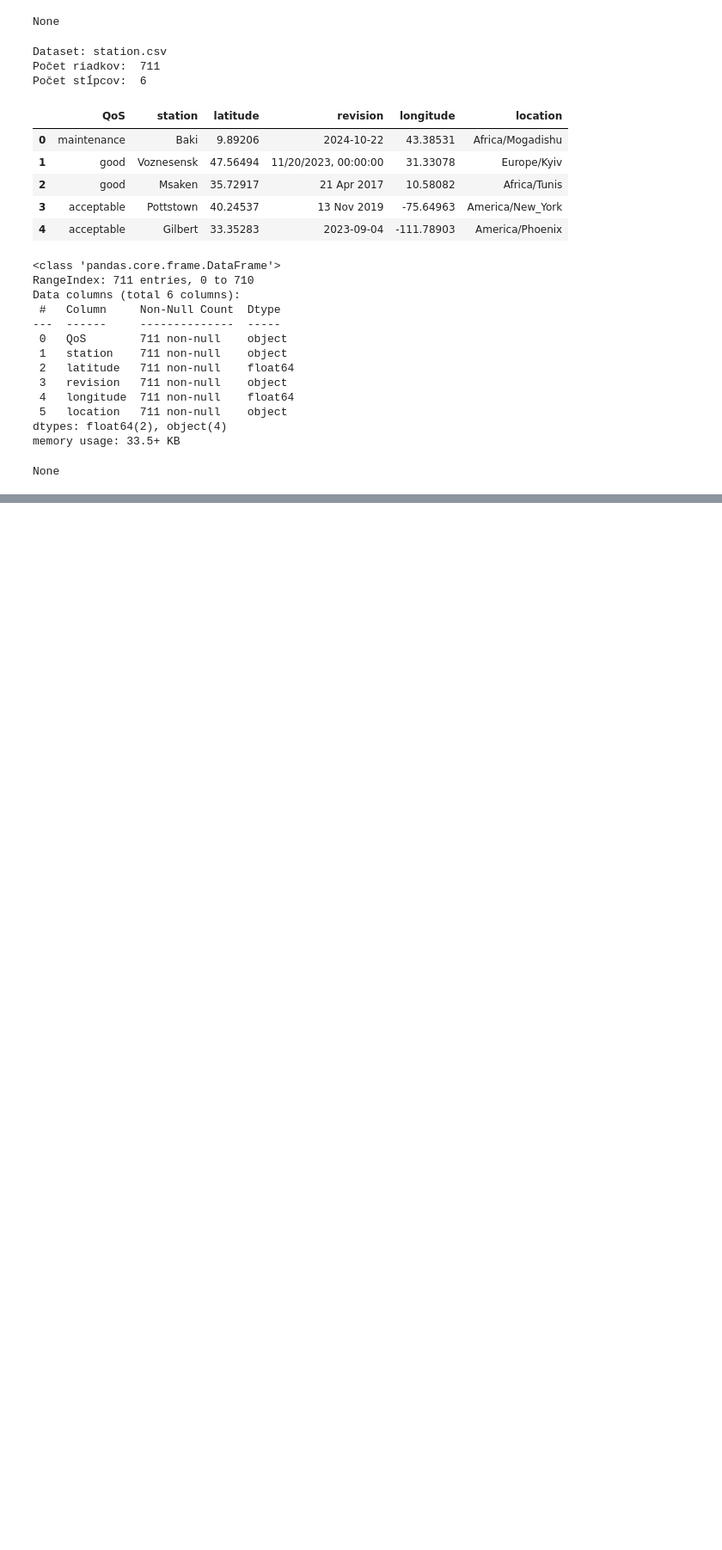
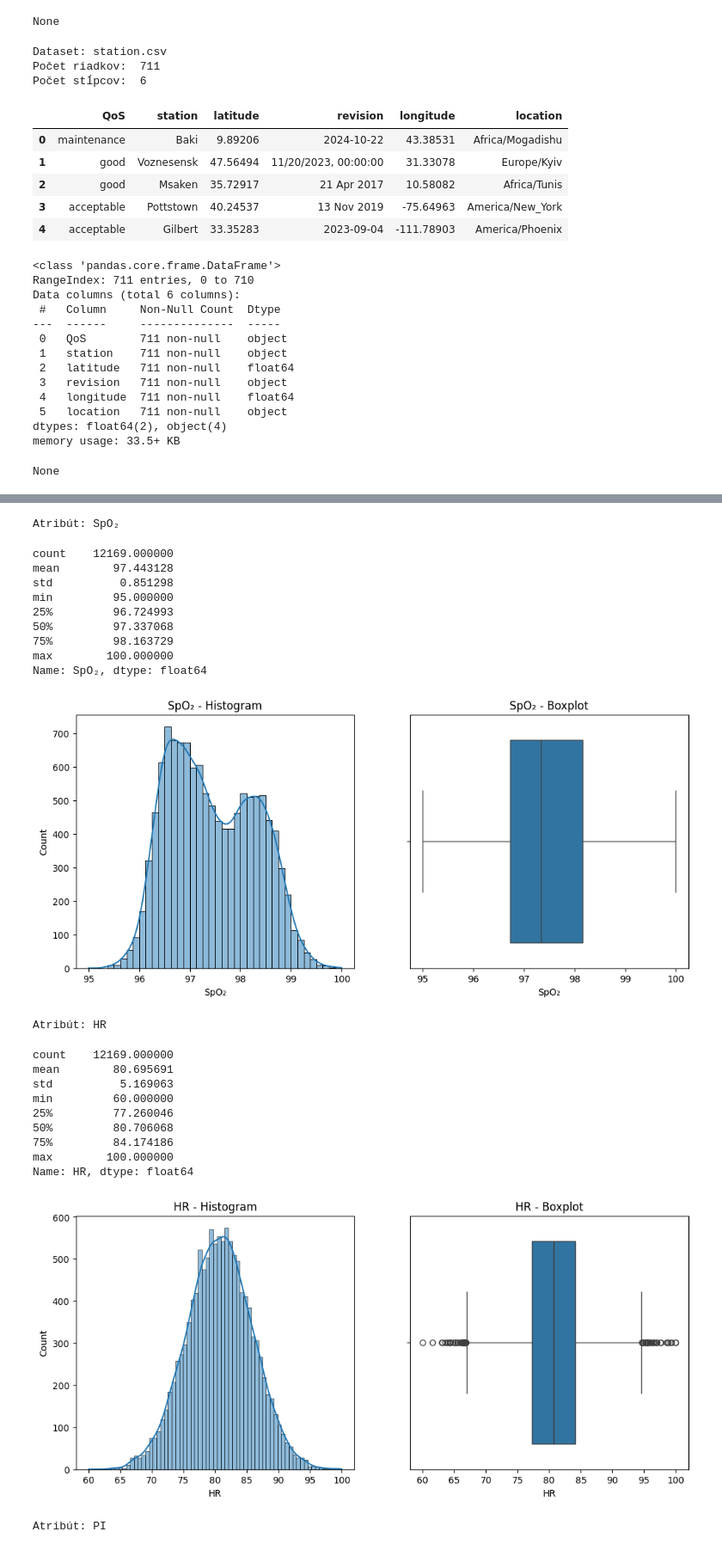
Before and after one commit to nikolasknapik/IAU_project, a Jupyter notebook: phase1.ipynb, the cells around one changed output, grey strips where cells are left out. Shown at 86% size. Saved outputs shown, nothing was run; the diff lists cells and outputs as text; code cells hidden in the pictures; blank space fills up the shorter version.

```diff
--- a/phase1.ipynb
+++ b/phase1.ipynb
@@ -140,0 +137,38 @@ print(df_sta.columns.tolist())
+# %%
+attributes = ['SpO₂', 'HR', 'PI', 'RR', 'EtCO₂', 'FiO₂', 'BP', 'Skin Temperature', 'Motion/Activity index', 'CO']
+
+for atr in attributes:
+    fig, axes = plt.subplots(1, 2, figsize=(12, 5))
+
+
+    print("Atribút:", atr,"\n")
+    display(df_obs[atr].describe())
+    axes[0].set_title(f"{atr} - Histogram")
+    axes[1].set_title(f"{atr} - Boxplot")
+    sns.histplot(df_obs[atr].dropna(), kde=True, ax=axes[0])
+    sns.boxplot(x=df_obs[atr], ax=axes[1])
+    plt.show()
+# %% [output]
+Atribút: SpO₂
+count    12169.000000
+mean        97.443128
+std          0.851298
+min         95.000000
+25%         96.724993
+50%         97.337068
+75%         98.163729
+max        100.000000
+Name: SpO₂, dtype: float64
+[figure, added]
+Atribút: HR
+count    12169.000000
+mean        80.695691
+std          5.169063
+min         60.000000
+25%         77.260046
+50%         80.706068
+75%         84.174186
+max        100.000000
+Name: HR, dtype: float64
+[figure, added]
+Atribút: PI
```
Also changed, not shown: parts of 6 cells of this notebook.
